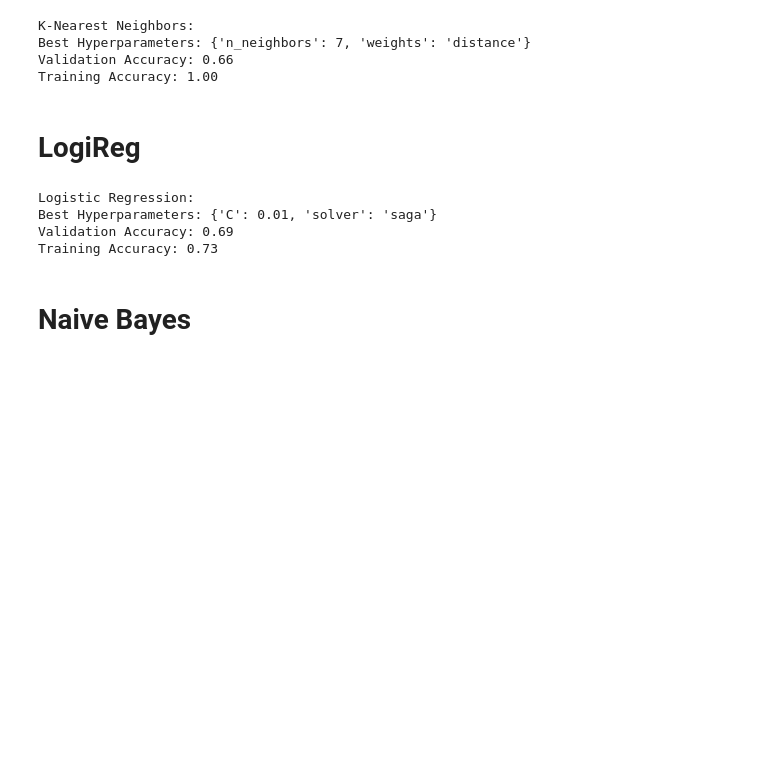
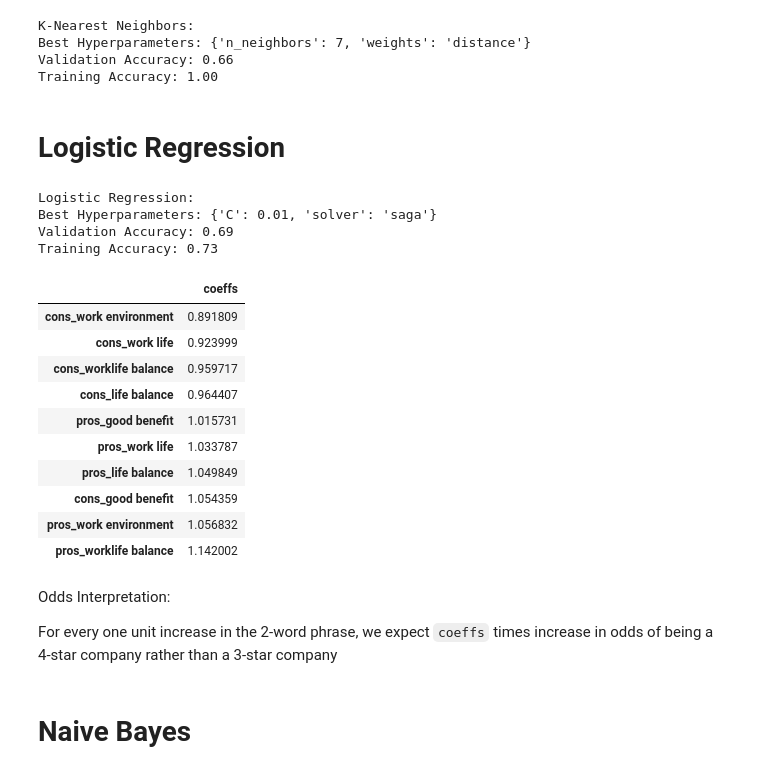
Before and after one commit to glassdoorstars/glassdoor-rating-predictions, a Jupyter notebook: capfinal.ipynb, the cells around one changed output. Cells and saved outputs as stored; diff of their text form; code cells hidden in the pictures; blank space fills up the shorter version.

```diff
--- a/capfinal.ipynb
+++ b/capfinal.ipynb
@@ -276,8 +273,6 @@ Fail to reject null
 ## Count Vect Modeling for Pros and Cons UNIGRAMS
 # %% [markdown]
 ### Baseline
-# %%
-original, uni_count_vect, bi_count_vect, tri_count_vect = wrangle.wrangle_glassdoor()
 # %%
 train, val, test = bi_count_vect
 # %%
@@ -481,6 +476,6 @@ Best Hyperparameters: {'n_neighbors': 7, 'weights': 'distance'}
 Validation Accuracy: 0.66
 Training Accuracy: 1.00
 # %% [markdown]
-# LogiReg
+# Logistic Regression
 # %%
 # Define hyperparameter grid to search for Logistic Regression
@@ -525,6 +520,28 @@ Logistic Regression:
 Best Hyperparameters: {'C': 0.01, 'solver': 'saga'}
 Validation Accuracy: 0.69
 Training Accuracy: 0.73
+# %%
+log_coeffs = pd.DataFrame(best_logreg.coef_[0], index = X_train.columns,
+                          columns = ['coeffs']).sort_values(by = 'coeffs', ascending = True)
+# convert from log odds to odds (exponentiate)
+odds = np.exp(log_coeffs)
+odds
+# %% [output]
+|  | coeffs |
+| cons_work environment | 0.891809 |
+| cons_work life | 0.923999 |
+| cons_worklife balance | 0.959717 |
+| cons_life balance | 0.964407 |
+| pros_good benefit | 1.015731 |
+| pros_work life | 1.033787 |
+| pros_life balance | 1.049849 |
+| cons_good benefit | 1.054359 |
+| pros_work environment | 1.056832 |
+| pros_worklife balance | 1.142002 |
+# %% [markdown]
+Odds Interpretation:
+
+For every one unit increase in the 2-word phrase, we expect `coeffs` times increase in odds of being a 4-star company rather than a 3-star company
 # %% [markdown]
 # Naive Bayes
 # %%
```
Also changed, not shown: parts of 15 cells of this notebook.
